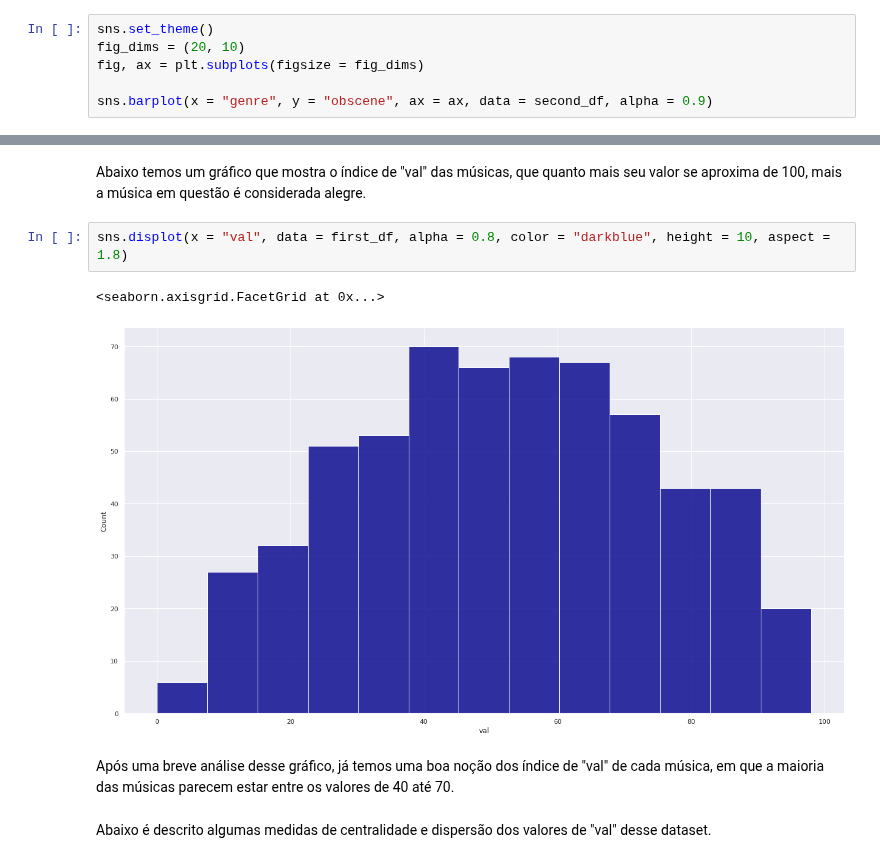
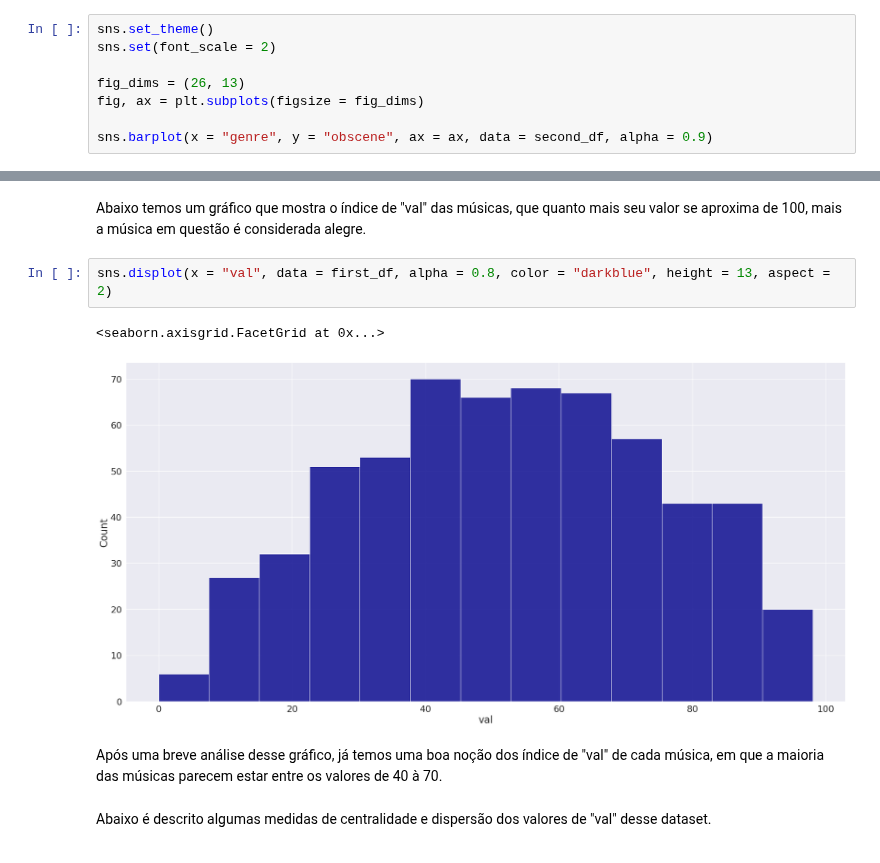
Before and after one commit to viniciusolzon/Music_Analysis, a Jupyter notebook: final_project.ipynb, the cells around one changed output, grey strips where cells are left out. Drawn from its saved outputs; the diff is of its cells as text.

Commit message:
gráficos atualizados

```diff
--- a/final_project.ipynb
+++ b/final_project.ipynb
@@ -417,7 +417,9 @@ Para conseguir essa informação, vamos observar o grau de obscenidade de cada m
 Abaixo, temos um gráfico demonstrando qual é o gênero com o maior índice de obscenidade, ao observá-lo abaixo, fica claro que o gênero musical mais obsceno é o hip-hop. Sobre isso, existe uma possível dúvida: "Será que a maior incidência no grau de obscenidade das músicas aponta para o Hip Hop só porquê existem mais músicas desse gênero musical nos conjuntos de dados?".
 # %%
 sns.set_theme()
-fig_dims = (20, 10)
+sns.set(font_scale = 2)
+
+fig_dims = (26, 13)
 fig, ax = plt.subplots(figsize = fig_dims)
 
 sns.barplot(x = "genre", y = "obscene", ax = ax, data = second_df, alpha = 0.9)
@@ -576,12 +581,12 @@ Para tal parâmetro, foi utilizado os índices de alegria e positividade do data
 # %% [markdown]
 Abaixo temos um gráfico que mostra o índice de "val" das músicas, que quanto mais seu valor se aproxima de 100, mais a música em questão é considerada alegre.
 # %%
-sns.displot(x = "val", data = first_df, alpha = 0.8, color = "darkblue", height = 10, aspect = 1.8)
+sns.displot(x = "val", data = first_df, alpha = 0.8, color = "darkblue", height = 13, aspect = 2)
 # %% [output]
 <seaborn.axisgrid.FacetGrid at 0x...>
-[figure, old version]
+[figure, new version]
 # %% [markdown]
-Após uma breve análise desse gráfico, já temos uma boa noção dos índice de "val" de cada música, em que a maioria das músicas parecem estar entre os valores de 40 até 70.
+Após uma breve análise desse gráfico, já temos uma boa noção dos índice de "val" de cada música, em que a maioria das músicas parecem estar entre os valores de 40 à 70.
 # %% [markdown]
 Abaixo é descrito algumas medidas de centralidade e dispersão dos valores de "val" desse dataset.
 # %%
```
Also changed, not shown: parts of 10 cells of this notebook.
